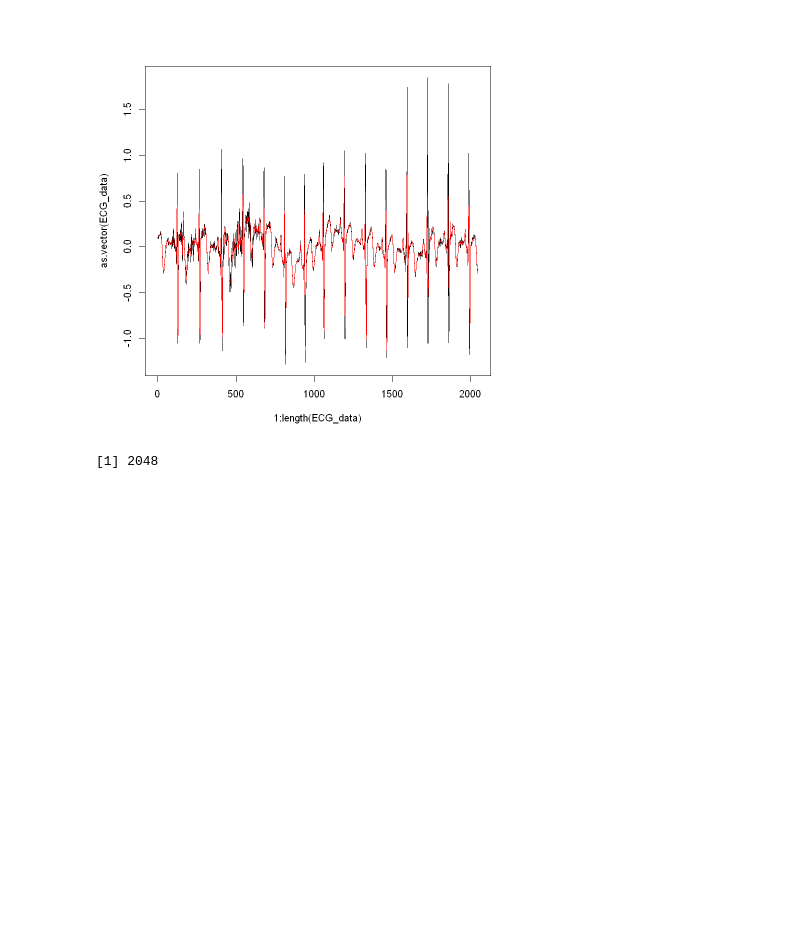
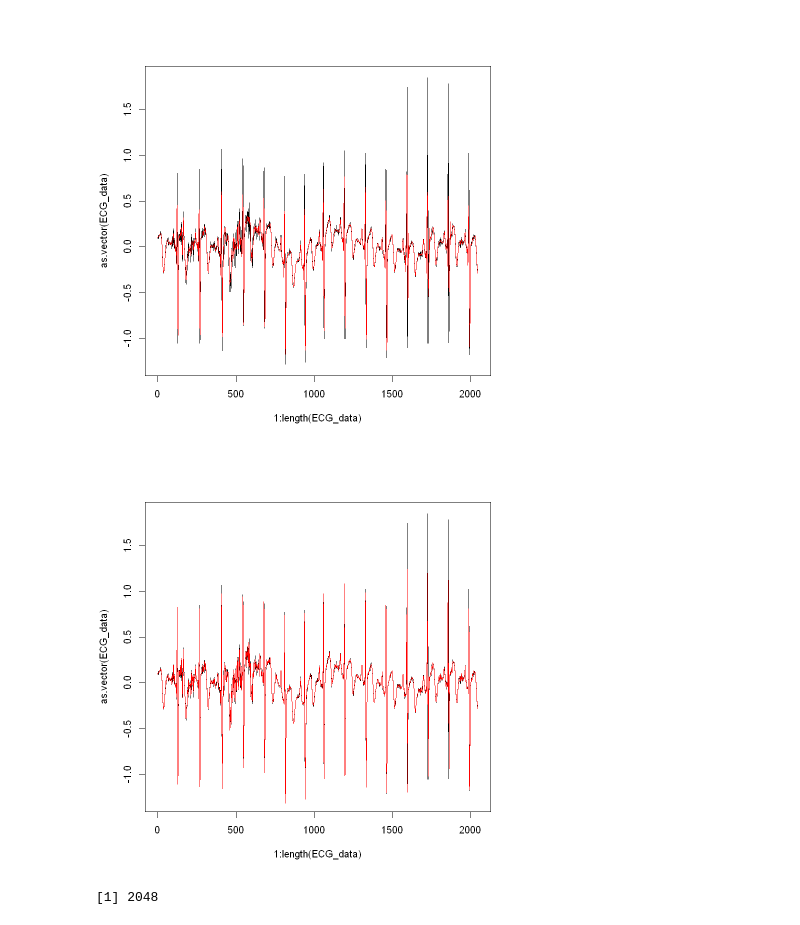
Before and after one commit to young-hun-jo/SCH_Univ_Course, a Jupyter notebook: Unstructured_data/peak_analysis.ipynb, the cells around one changed output. Drawn from its saved outputs; the diff is of its cells as text; code cells hidden in the pictures; blank space fills up the shorter version.

```diff
--- a/Unstructured_data/peak_analysis.ipynb
+++ b/Unstructured_data/peak_analysis.ipynb
@@ -299,6 +303,12 @@ plot(1:length(ECG_data), as.vector(ECG_data), 'l')
 lines(as.vector(filt),col='red')
 # %% [output]
 [figure]
+# %%
+filt<-sgolayfilt(ECG_data, 7, 11)
+plot(1:length(ECG_data), as.vector(ECG_data), 'l')
+lines(as.vector(filt),col='red')
+# %% [output]
+[figure, added]
 # %%
 # filt된 값들과 ECG_data (원본-추세) 값들과 길이 똑같음
 length(filt)
```
Also changed, not shown: parts of 3 cells of this notebook, 1 other file.
